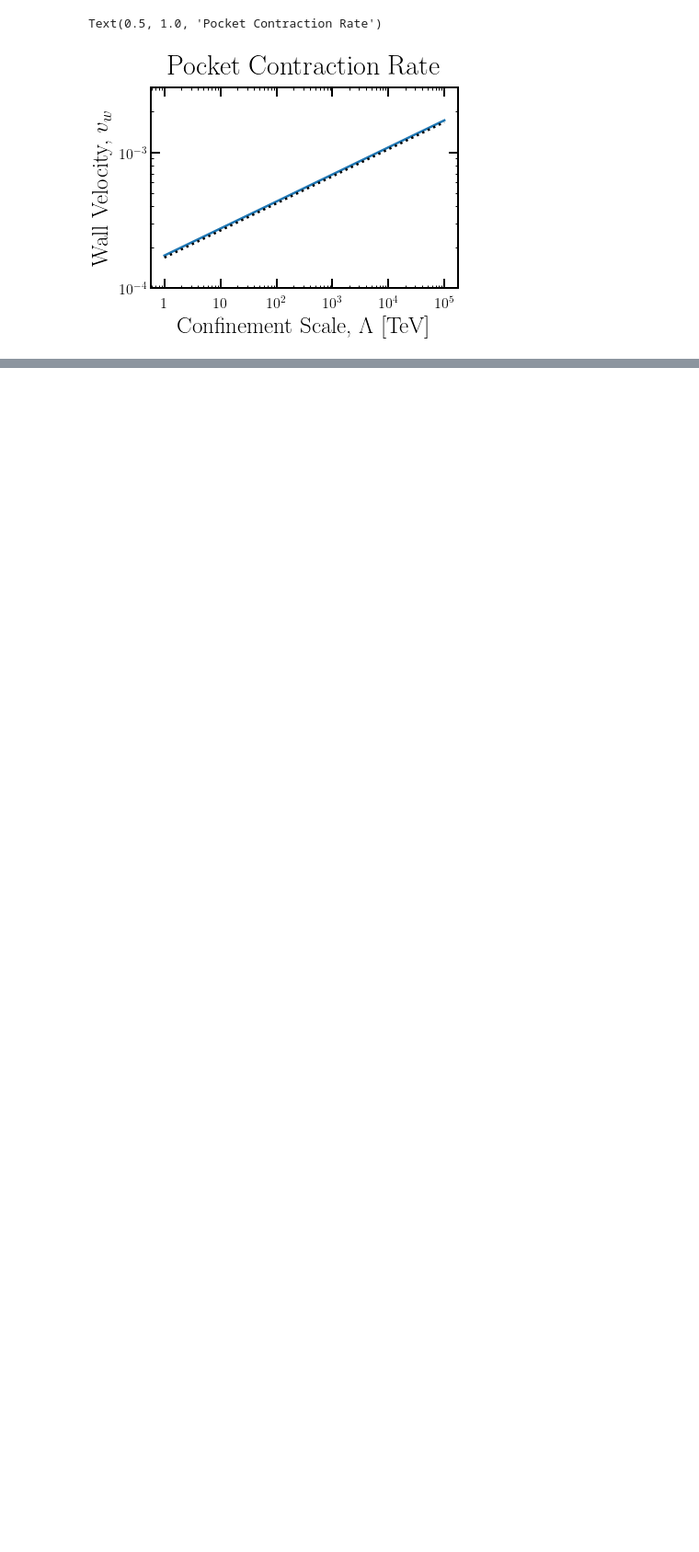
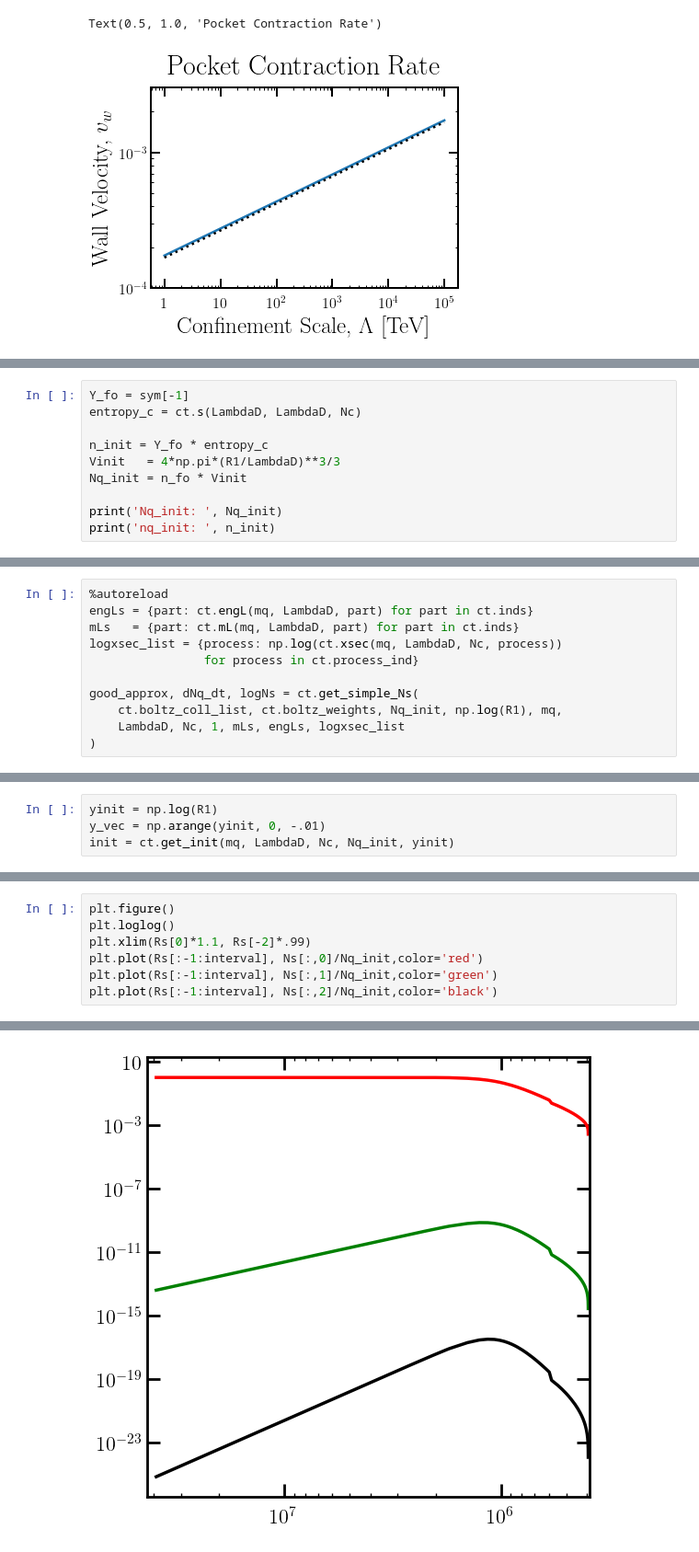
Before and after one commit to LBJ-Wade/ConfiningPT_Bubbles, a Jupyter notebook: bubbleFinal.ipynb, the cells around one changed output, grey strips where cells are left out. Shown: that part at 92% size. Drawn from its saved outputs; the diff is of its cells as text; blank space fills up the shorter version.

```diff
--- a/bubbleFinal.ipynb
+++ b/bubbleFinal.ipynb
@@ -603,0 +712,10 @@ Text(0.5, 1.0, 'Pocket Contraction Rate')
+# %%
+Y_fo = sym[-1]
+entropy_c = ct.s(LambdaD, LambdaD, Nc)
+
+n_init = Y_fo * entropy_c
+Vinit   = 4*np.pi*(R1/LambdaD)**3/3
+Nq_init = n_fo * Vinit
+
+print('Nq_init: ', Nq_init)
+print('nq_init: ', n_init)
@@ -603,0 +725,11 @@ Text(0.5, 1.0, 'Pocket Contraction Rate')
+# %%
+%autoreload
+engLs = {part: ct.engL(mq, LambdaD, part) for part in ct.inds}
+mLs   = {part: ct.mL(mq, LambdaD, part) for part in ct.inds}
+logxsec_list = {process: np.log(ct.xsec(mq, LambdaD, Nc, process))
+                for process in ct.process_ind}
+
+good_approx, dNq_dt, logNs = ct.get_simple_Ns(
+    ct.boltz_coll_list, ct.boltz_weights, Nq_init, np.log(R1), mq,
+    LambdaD, Nc, 1, mLs, engLs, logxsec_list
+)
@@ -603,0 +748,4 @@ Text(0.5, 1.0, 'Pocket Contraction Rate')
+# %%
+yinit = np.log(R1)
+y_vec = np.arange(yinit, 0, -.01)
+init = ct.get_init(mq, LambdaD, Nc, Nq_init, yinit)
@@ -603,0 +898,8 @@ Text(0.5, 1.0, 'Pocket Contraction Rate')
+# %%
+plt.figure()
+plt.loglog()
+plt.xlim(Rs[0]*1.1, Rs[-2]*.99)
+plt.plot(Rs[:-1:interval], Ns[:,0]/Nq_init,color='red')
+plt.plot(Rs[:-1:interval], Ns[:,1]/Nq_init,color='green')
+plt.plot(Rs[:-1:interval], Ns[:,2]/Nq_init,color='black')
+# %% [output]
@@ -603,0 +907 @@ Text(0.5, 1.0, 'Pocket Contraction Rate')
+[figure, added]
```
Also changed, not shown: parts of 32 cells of this notebook.
